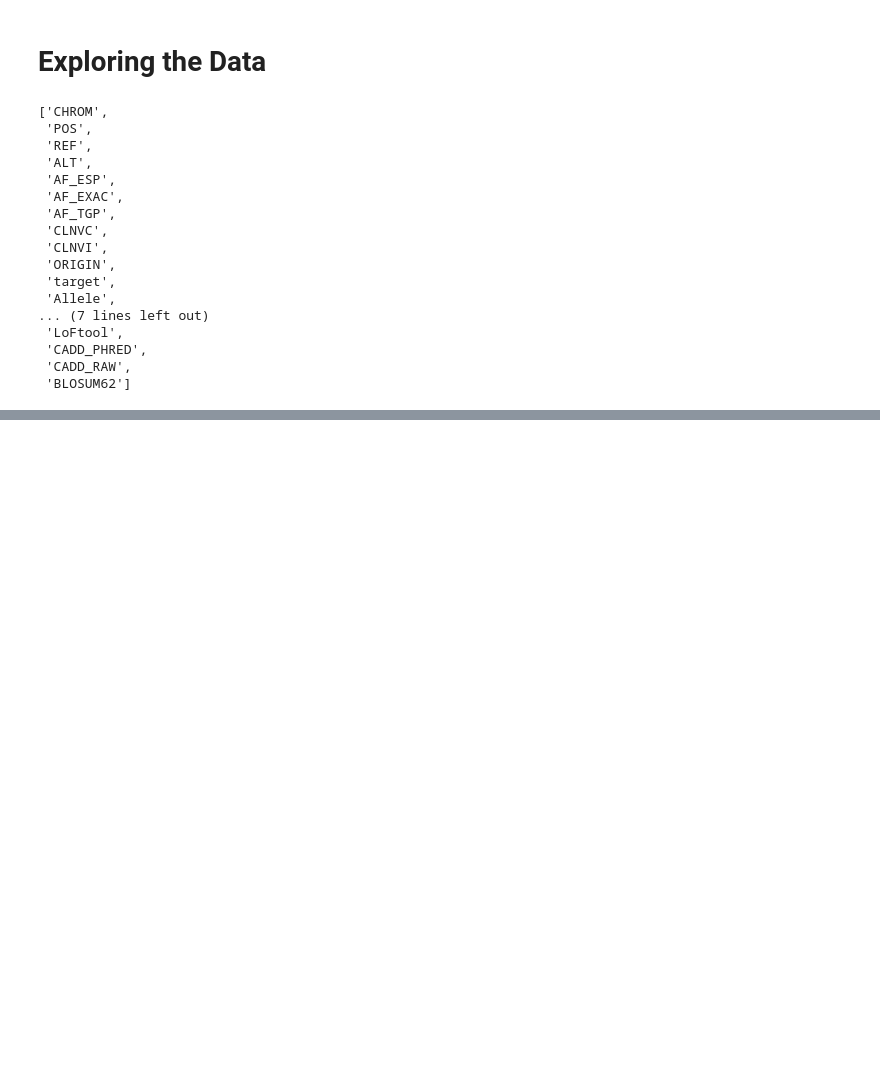
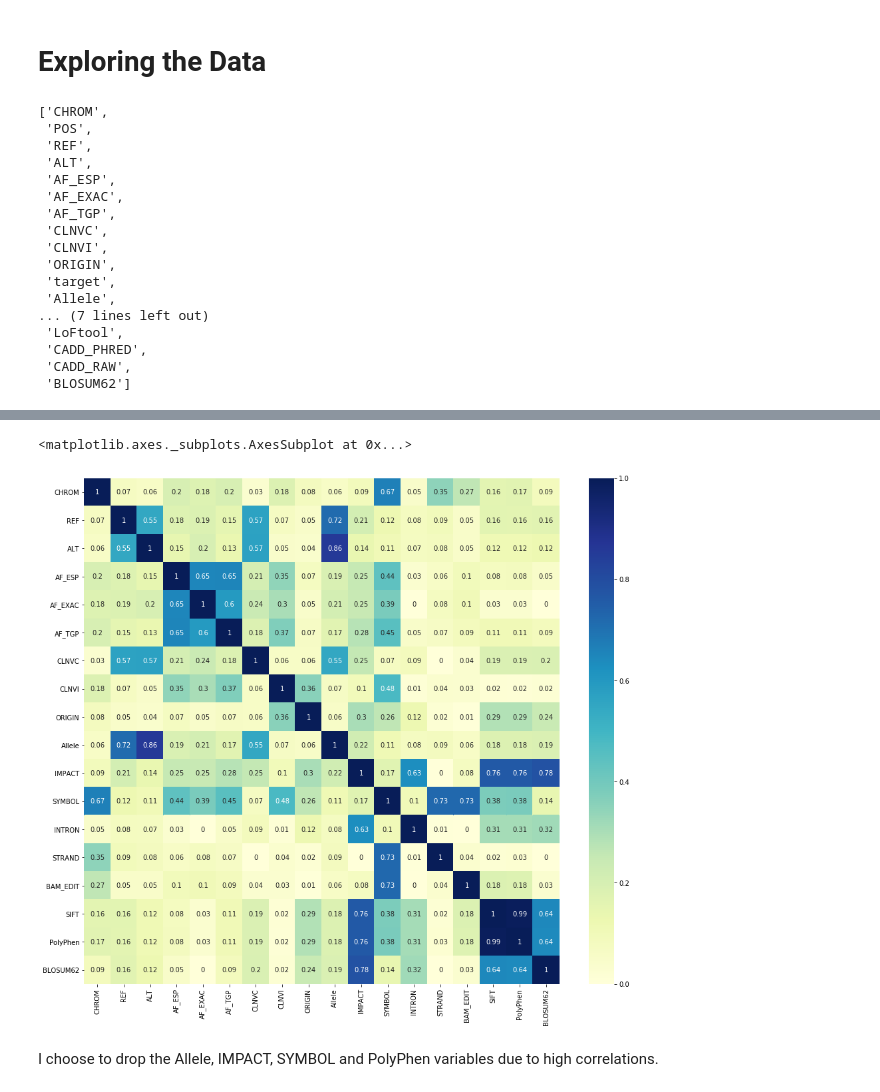
Before and after one commit to DavidBraslow/dsc-3-final-project-online-ds-sp-000, a Jupyter notebook: student.ipynb, the cells around one changed output, grey strips where cells are left out. Drawn from its saved outputs; the diff is of its cells as text; code cells hidden in the pictures; blank space fills up the shorter version.

```diff
--- a/student.ipynb
+++ b/student.ipynb
@@ -609,3 +636,4 @@ list(df.columns[0:23])
 # %%
 #Original feature set
-orig_feat = list(df.columns[0:22])
+orig_feat = list(features.columns[0:22])
+orig_feat_cat = [x for x in orig_feat if x not in num_var_list]
@@ -612 +675,3 @@ orig_feat = list(df.columns[0:22])
+# %%
+features = features.drop('CADD_RAW', axis = 1)
 # %% [markdown]
@@ -626,0 +708,14 @@ def cramers_v(x, y):
+# %%
+plt.figure(figsize=(16, 14))
+sns.heatmap(cat_corr_arr,
+            vmin=0,
+            vmax=1,
+            cmap='YlGnBu',
+            xticklabels = orig_feat_cat,
+            yticklabels = orig_feat_cat,
+            annot=np.round(cat_corr_arr, 2))
+# %% [output]
+<matplotlib.axes._subplots.AxesSubplot at 0x...>
+[figure, added]
+# %% [markdown]
+I choose to drop the Allele, IMPACT, SYMBOL and PolyPhen variables due to high correlations.
```
Also changed, not shown: parts of 24 cells of this notebook.
